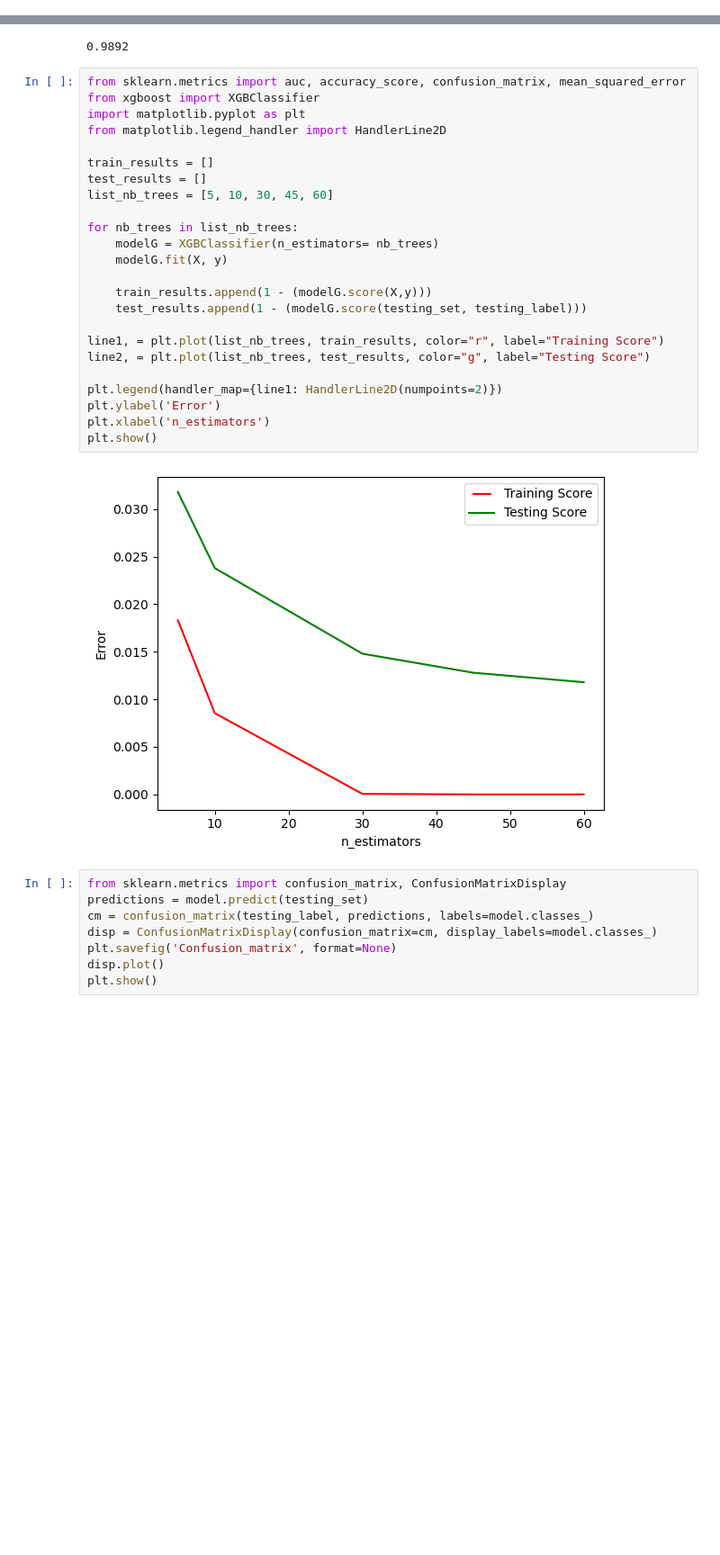
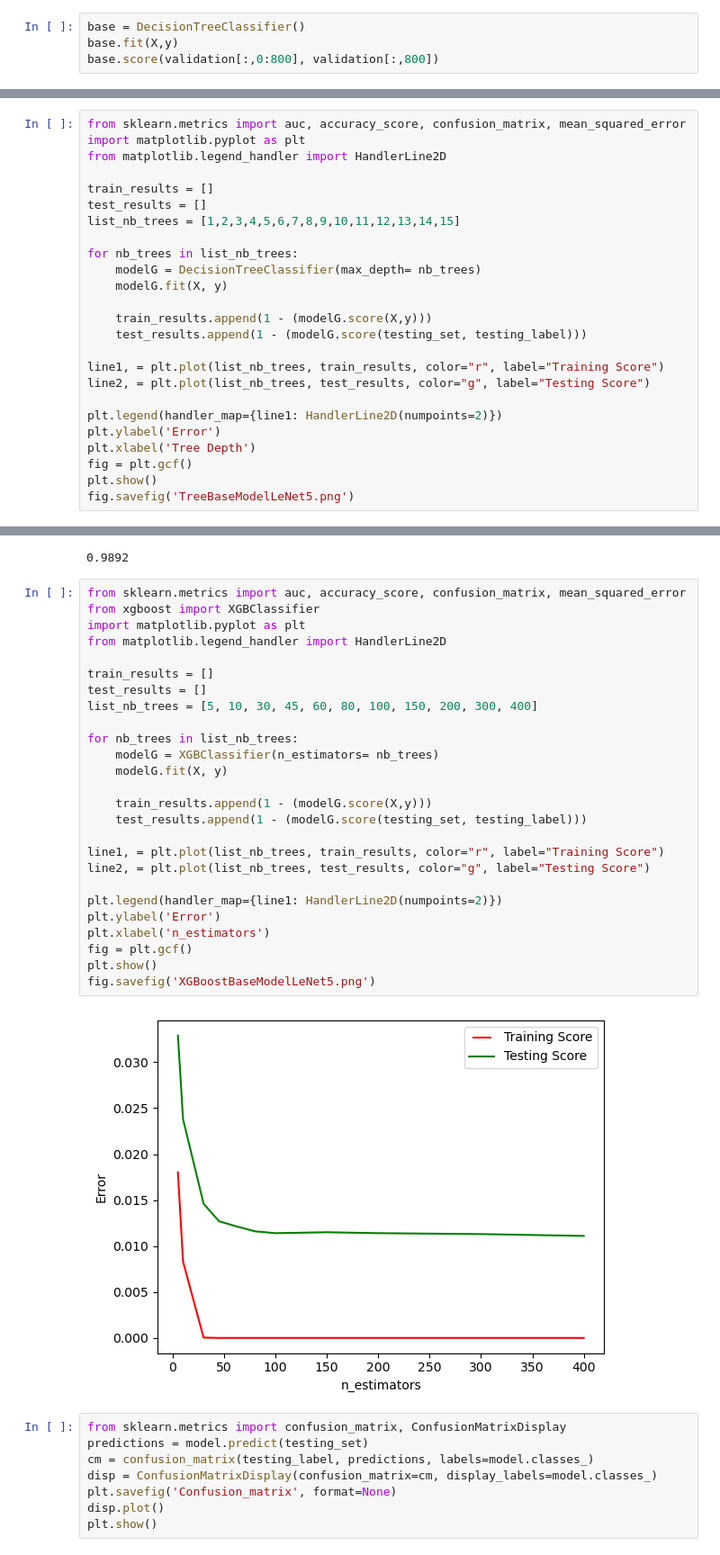
Before and after one commit to AchyuthKolluru/CSE176, a Jupyter notebook: Part 2/Part_2_LeNet.ipynb, the cells around one changed output, grey strips where cells are left out. Shown: that part at 90% size. Saved outputs shown, nothing was run; the diff lists cells and outputs as text; blank space fills up the shorter version.

```diff
--- a/Part 2/Part_2_LeNet.ipynb
+++ b/Part 2/Part_2_LeNet.ipynb
@@ -104,0 +107,4 @@ y = training[:,800]
+# %%
+base = DecisionTreeClassifier()
+base.fit(X,y)
+base.score(validation[:,0:800], validation[:,800])
@@ -104,0 +113,25 @@ y = training[:,800]
+# %%
+from sklearn.metrics import auc, accuracy_score, confusion_matrix, mean_squared_error
+import matplotlib.pyplot as plt
+from matplotlib.legend_handler import HandlerLine2D
+
+train_results = []
+test_results = []
+list_nb_trees = [1,2,3,4,5,6,7,8,9,10,11,12,13,14,15]
+
+for nb_trees in list_nb_trees:
+    modelG = DecisionTreeClassifier(max_depth= nb_trees)
+    modelG.fit(X, y)
+
+    train_results.append(1 - (modelG.score(X,y)))
+    test_results.append(1 - (modelG.score(testing_set, testing_label)))
+
+line1, = plt.plot(list_nb_trees, train_results, color="r", label="Training Score")
+line2, = plt.plot(list_nb_trees, test_results, color="g", label="Testing Score")
+
+plt.legend(handler_map={line1: HandlerLine2D(numpoints=2)})
+plt.ylabel('Error')
+plt.xlabel('Tree Depth')
+fig = plt.gcf()
+plt.show()
+fig.savefig('TreeBaseModelLeNet5.png')
@@ -131,29 +166,31 @@ model.score(testing_set, testing_label)
 # %%
 from sklearn.metrics import auc, accuracy_score, confusion_matrix, mean_squared_error
 from xgboost import XGBClassifier
 import matplotlib.pyplot as plt
 from matplotlib.legend_handler import HandlerLine2D
 
 train_results = []
 test_results = []
-list_nb_trees = [5, 10, 30, 45, 60]
+list_nb_trees = [5, 10, 30, 45, 60, 80, 100, 150, 200, 300, 400]
 
 for nb_trees in list_nb_trees:
     modelG = XGBClassifier(n_estimators= nb_trees)
     modelG.fit(X, y)
 
     train_results.append(1 - (modelG.score(X,y)))
     test_results.append(1 - (modelG.score(testing_set, testing_label)))
 
 line1, = plt.plot(list_nb_trees, train_results, color="r", label="Training Score")
 line2, = plt.plot(list_nb_trees, test_results, color="g", label="Testing Score")
 
 plt.legend(handler_map={line1: HandlerLine2D(numpoints=2)})
 plt.ylabel('Error')
 plt.xlabel('n_estimators')
+fig = plt.gcf()
 plt.show()
+fig.savefig('XGBoostBaseModelLeNet5.png')
 # %% [output]
-[figure, old version]
+[figure, new version]
 # %%
 from sklearn.metrics import confusion_matrix, ConfusionMatrixDisplay
 predictions = model.predict(testing_set)
```
Also changed, not shown: parts of 4 cells of this notebook, 3 other files.
